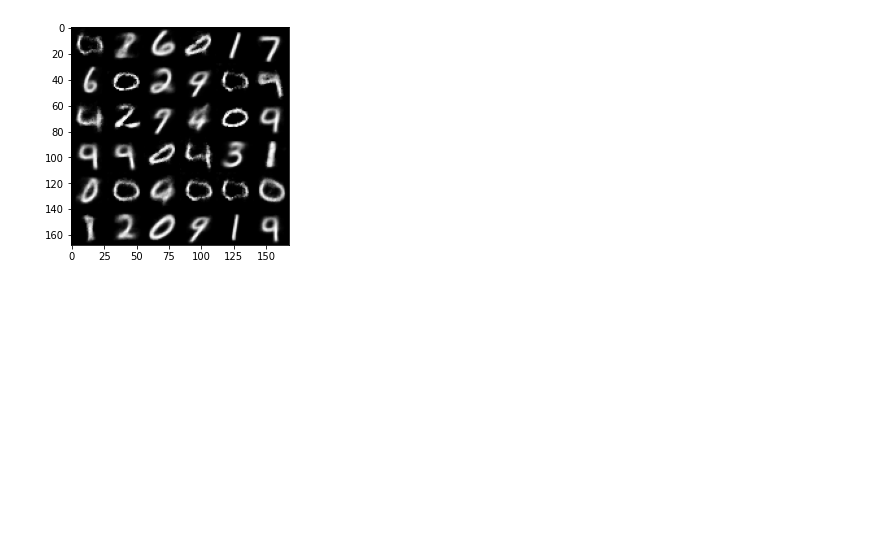
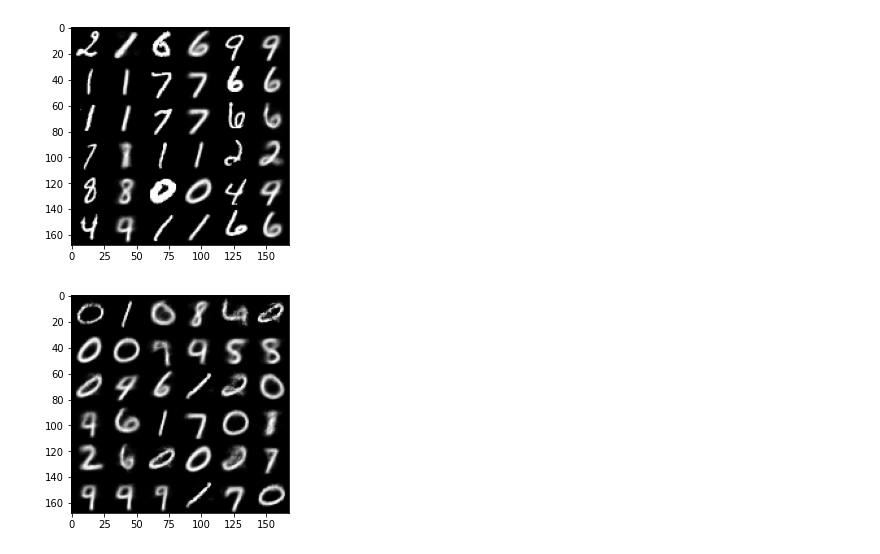
Before and after one commit to emkademy/emkademy-blog-materials, a Jupyter notebook: generative_deep_learning/autoencoders.ipynb, the cells around one changed output. Cells and saved outputs as stored; diff of their text form; code cells hidden in the pictures; blank space fills up the shorter version.

```diff
--- a/generative_deep_learning/autoencoders.ipynb
+++ b/generative_deep_learning/autoencoders.ipynb
@@ -213,6 +210,7 @@ def make_samples_grid(x, x_pred=None, grid_shape=6*6):
       i += 1
   return grid
 # %%
+# Reconstruction of some of the test samples
 indices = np.arange(len(test_dataset))
 np.random.shuffle(indices)
 
@@ -226,16 +224,21 @@ for index in indices:
 x = torch.stack(x)
 x = x.to(device)
 x_pred = model(x)
-random = np.sqrt(10)*torch.randn((36, 2))
-random = random.to(device)
-decoder_input = model.decoder_fc(random)
-decoder_input = decoder_input.view(-1, 64, 7, 7)
-x_pred = model.decoder(decoder_input)
 
-grid = make_samples_grid(x_pred)
-
+grid = make_samples_grid(x, x_pred)
 plt.imshow(grid, cmap="gray")
 plt.show()
 # %% [output]
-[figure, old version]
+[figure, new version]
+# %%
+# Generating new samples from p_model
+random = np.sqrt(10)*torch.randn((36, 2))
+random = random.to(device)
+random_samples = model.decode(random)
+
+grid = make_samples_grid(random_samples)
+plt.imshow(grid, cmap="gray")
+plt.show()
+# %% [output]
+[figure, added]
 # %%
```
Also changed, not shown: parts of 9 cells of this notebook.
